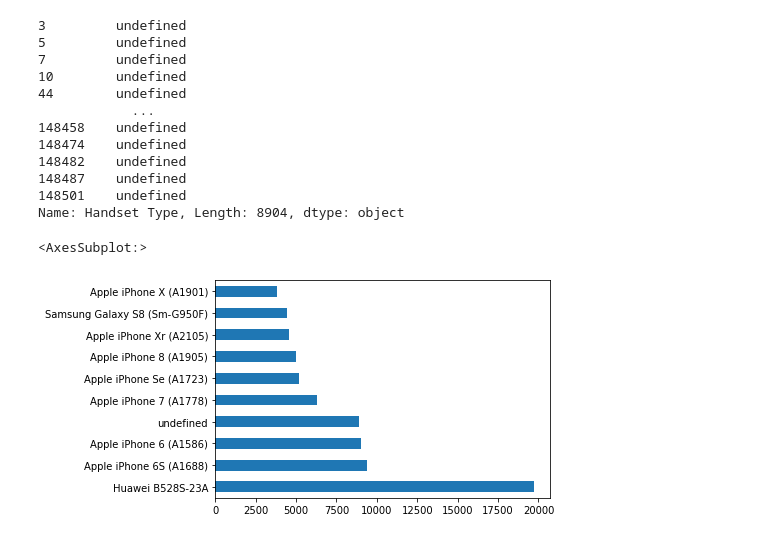
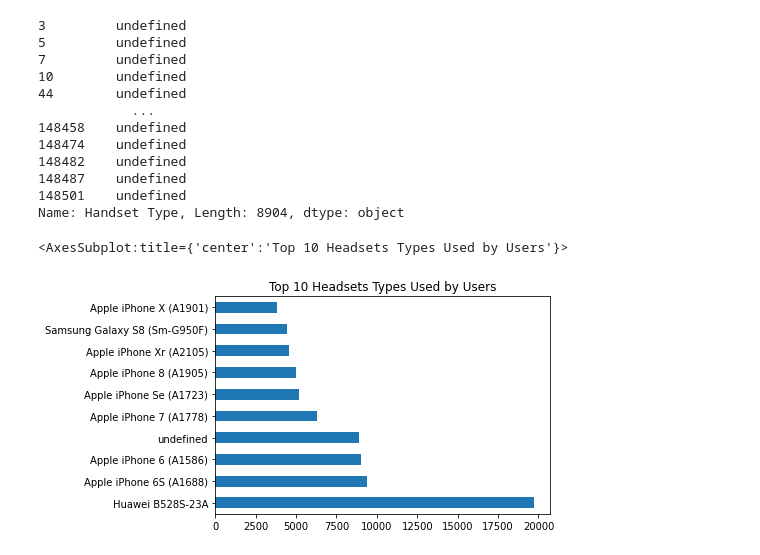
Before and after one commit to nahomHmichael/Telecom-User-Analytics, a Jupyter notebook: notebooks/user_overview_analysis.ipynb, the cells around one changed output. Drawn from its saved outputs; the diff is of its cells as text; code cells hidden in the pictures.

Commit message:
Update user_overview_analysis

```diff
--- a/notebooks/user_overview_analysis.ipynb
+++ b/notebooks/user_overview_analysis.ipynb
@@ -377,7 +400,7 @@ clean_df[clean_df['Handset Type']=='undefined']['Handset Type']
 148501    undefined
 Name: Handset Type, Length: 8904, dtype: object
 # %%
-clean_df['Handset Type'].value_counts()[0:10].plot(kind='barh')
+clean_df['Handset Type'].value_counts()[0:10].plot(kind='barh', title='Top 10 Headsets Types Used by Users')
 # %% [output]
-<AxesSubplot:>
+<AxesSubplot:title={'center':'Top 10 Headsets Types Used by Users'}>
-[figure, old version]
+[figure, new version]
```
Also changed, not shown: parts of 16 cells of this notebook.
